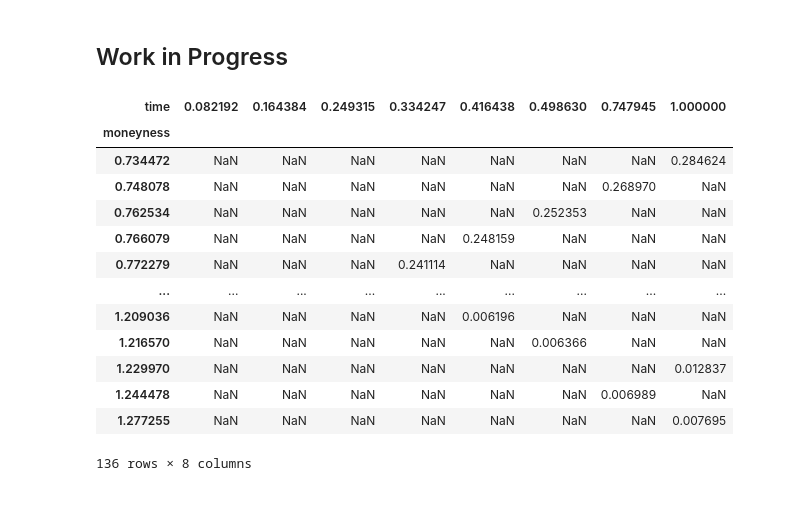
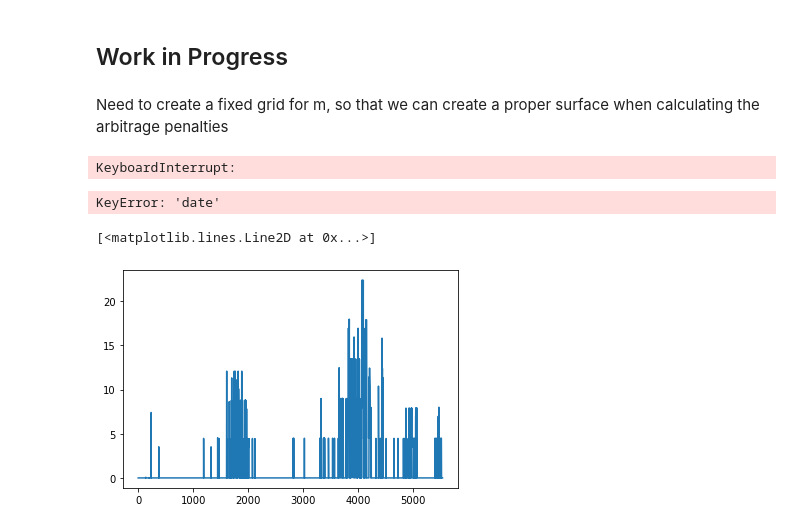
Before and after one commit to DavidMal101/Topics-in-Quant-Finance, a Jupyter notebook: Topics in Quant Finance.ipynb, the cells around one changed output. Drawn from its saved outputs; the diff is of its cells as text; code cells hidden in the pictures; blank space fills up the shorter version.

```diff
--- a/Topics in Quant Finance.ipynb
+++ b/Topics in Quant Finance.ipynb
@@ -337,3 +312,5 @@ impl_vol_df['moneyness']=impl_vol_df.apply(lambda x: inverse_delta(x.delta,x.day
 ## Work in Progress
 # %%
 impl_vol_df['c']=impl_vol_df.apply(lambda row: c(row['moneyness'],row['days']/365,row['rate'],row['impl_volatility']),axis=1)
+# %% [markdown]
+Need to create a fixed grid for m, so that we can create a proper surface when calculating the arbitrage penalties
@@ -340,5 +350,25 @@ impl_vol_df['c']=impl_vol_df.apply(lambda row: c(row['moneyness'],row['days']/36
+# %%
+interp_implvol_df=pd.DataFrame([])
+
+dates=impl_vol_df['date'].unique()
+for date in dates:
+    temp_df=impl_vol_df[impl_vol_df['date']==date]
+    interp_implvol_df=pd.concat([interp_implvol_df,interpolate_moneyness(temp_df)])
+# %% [output]
+KeyboardInterrupt:
+# %%
+interp_implvol_df.reset_index(inplace=True)
+#now calculate call values
+interp_implvol_df['c']=interp_implvol_df.apply(lambda row: c(row['moneyness'],row['days']/365,row['rate'],row['impl_volatility']),axis=1)
 # %%
-p1_vals=impl_vol_df.groupby('date').apply(p1)
-p2_vals=impl_vol_df.groupby('date').apply(p2)
-p3_vals=impl_vol_df.groupby('date').apply(p3)
+p1_vals=interp_implvol_df.groupby('date').apply(p1)
+p2_vals=interp_implvol_df.groupby('date').apply(p2)
+p3_vals=interp_implvol_df.groupby('date').apply(p3)
+# %% [output]
+KeyError: 'date'
+# %%
+plt.plot(p3_vals.values)
+# %% [output]
+[<matplotlib.lines.Line2D at 0x...>]
+[figure, added]
 # %%
@@ -346,17 +375,0 @@ test_sample=impl_vol_df[impl_vol_df['date']=='2020-03-13']
-# %%
-pd.pivot(test_sample,index=['moneyness'],columns=['time'],values='c')
-# %% [output]
-| time | 0.082192 | 0.164384 | 0.249315 | 0.334247 | 0.416438 | 0.498630 | 0.747945 | 1.000000 |
-| moneyness |  |  |  |  |  |  |  |  |
-| 0.734472 | NaN | NaN | NaN | NaN | NaN | NaN | NaN | 0.284624 |
-| 0.748078 | NaN | NaN | NaN | NaN | NaN | NaN | 0.268970 | NaN |
-| 0.762534 | NaN | NaN | NaN | NaN | NaN | 0.252353 | NaN | NaN |
-| 0.766079 | NaN | NaN | NaN | NaN | 0.248159 | NaN | NaN | NaN |
-| 0.772279 | NaN | NaN | NaN | 0.241114 | NaN | NaN | NaN | NaN |
-| ... | ... | ... | ... | ... | ... | ... | ... | ... |
-| 1.209036 | NaN | NaN | NaN | NaN | 0.006196 | NaN | NaN | NaN |
-| 1.216570 | NaN | NaN | NaN | NaN | NaN | 0.006366 | NaN | NaN |
-| 1.229970 | NaN | NaN | NaN | NaN | NaN | NaN | NaN | 0.012837 |
-| 1.244478 | NaN | NaN | NaN | NaN | NaN | NaN | 0.006989 | NaN |
-| 1.277255 | NaN | NaN | NaN | NaN | NaN | NaN | NaN | 0.007695 |
-136 rows × 8 columns
```
Also changed, not shown: parts of 7 cells of this notebook.
